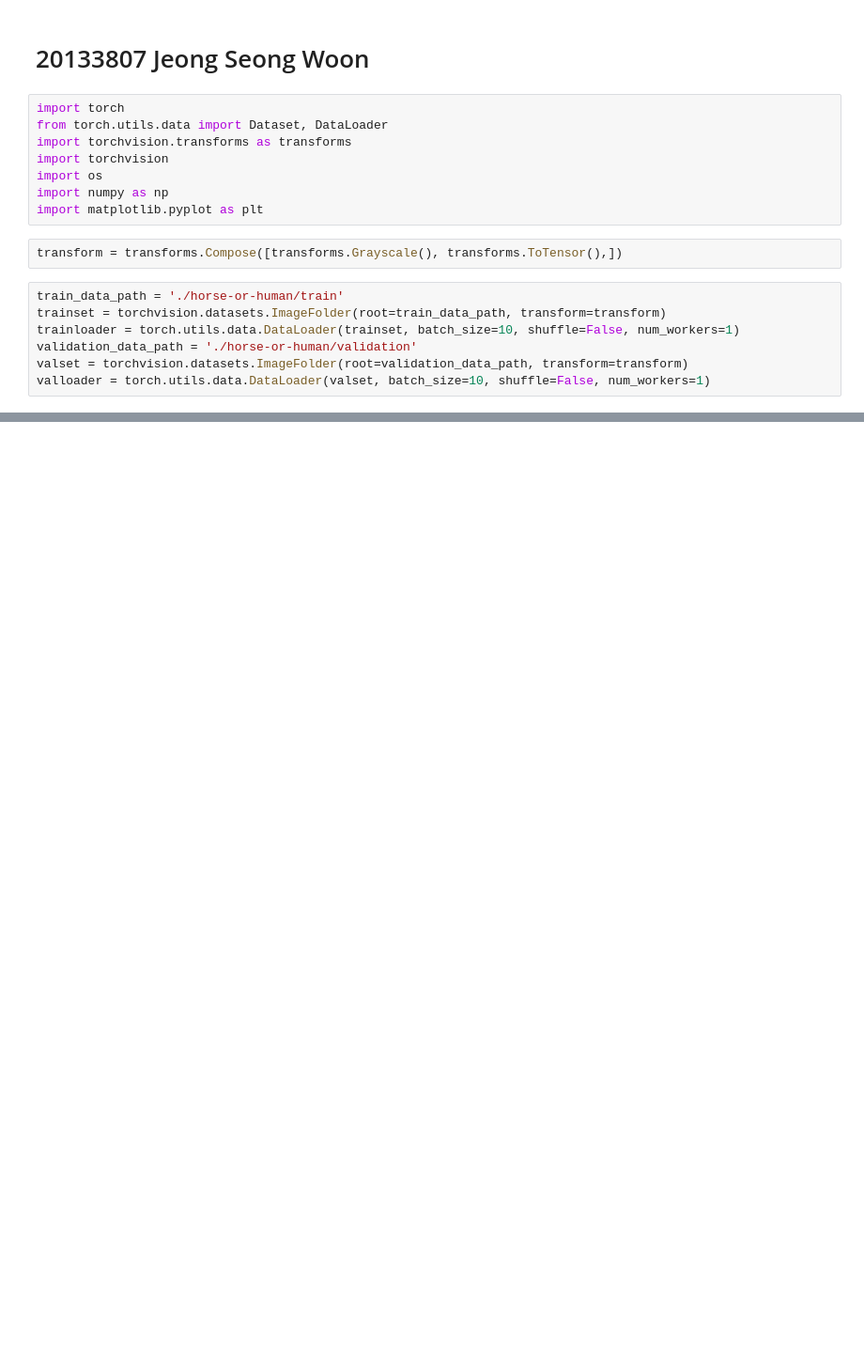
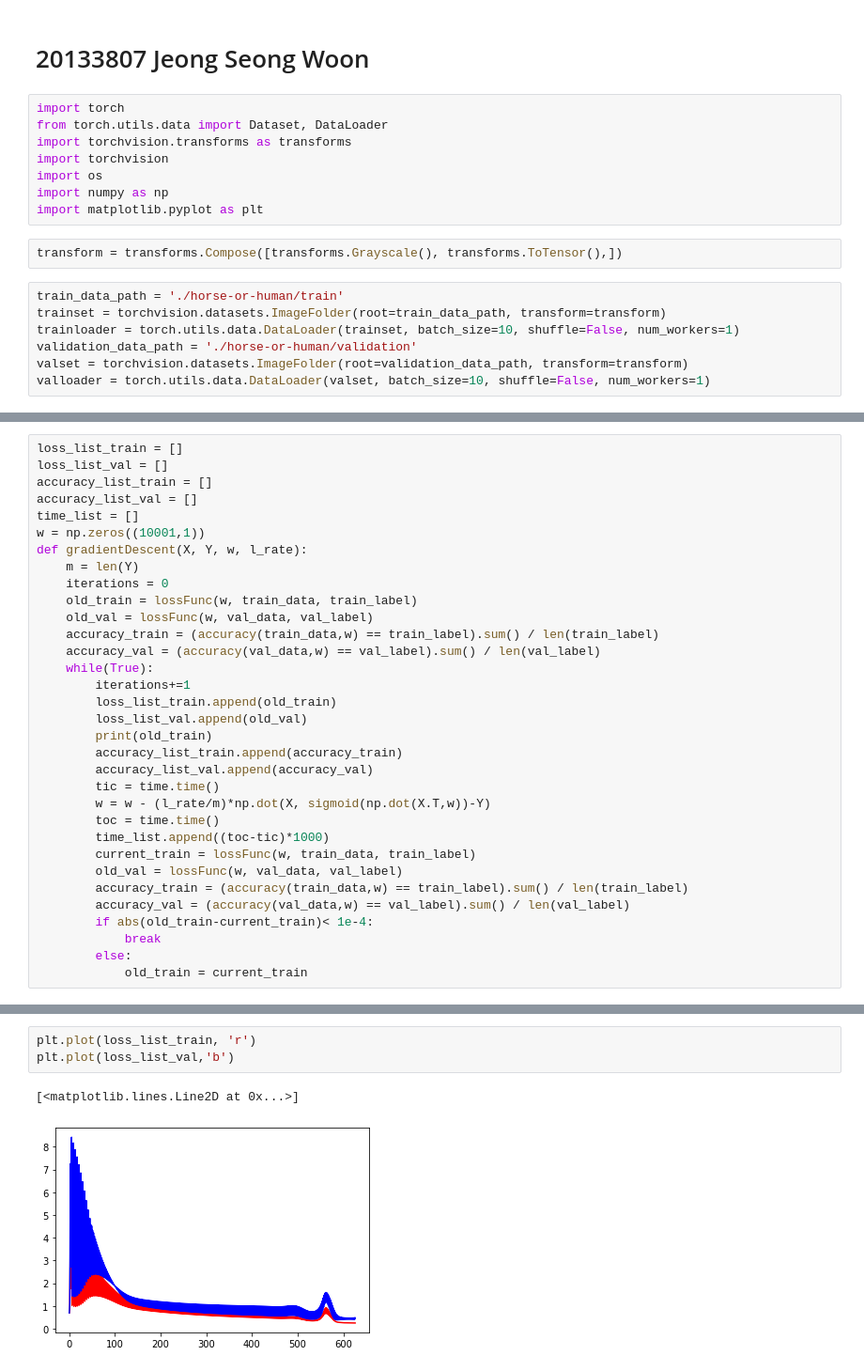
Before and after one commit to icdsw07/machineLearning, a Jupyter notebook: Assignment02.ipynb, the cells around one changed output, grey strips where cells are left out. Shown at 94% size. Saved outputs shown, nothing was run; the diff lists cells and outputs as text; blank space fills up the shorter version.

Commit message:
Implement gradient Descent And Plotting Each Graphs

```diff
--- a/Assignment02.ipynb
+++ b/Assignment02.ipynb
@@ -76,0 +93,33 @@ val_label = np.array(val_label)
+# %%
+loss_list_train = []
+loss_list_val = []
+accuracy_list_train = []
+accuracy_list_val = []
+time_list = []
+w = np.zeros((10001,1))
+def gradientDescent(X, Y, w, l_rate):
+    m = len(Y)
+    iterations = 0
+    old_train = lossFunc(w, train_data, train_label)
+    old_val = lossFunc(w, val_data, val_label)
+    accuracy_train = (accuracy(train_data,w) == train_label).sum() / len(train_label)
+    accuracy_val = (accuracy(val_data,w) == val_label).sum() / len(val_label)
+    while(True):
+        iterations+=1
+        loss_list_train.append(old_train)
+        loss_list_val.append(old_val)
+        print(old_train)
+        accuracy_list_train.append(accuracy_train)
+        accuracy_list_val.append(accuracy_val)
+        tic = time.time()
+        w = w - (l_rate/m)*np.dot(X, sigmoid(np.dot(X.T,w))-Y)
+        toc = time.time()
+        time_list.append((toc-tic)*1000)
+        current_train = lossFunc(w, train_data, train_label)
+        old_val = lossFunc(w, val_data, val_label)
+        accuracy_train = (accuracy(train_data,w) == train_label).sum() / len(train_label)
+        accuracy_val = (accuracy(val_data,w) == val_label).sum() / len(val_label)
+        if abs(old_train-current_train)< 1e-4:
+            break
+        else:
+            old_train = current_train
@@ -76,0 +146,6 @@ val_label = np.array(val_label)
+# %%
+plt.plot(loss_list_train, 'r')
+plt.plot(loss_list_val,'b')
+# %% [output]
+[<matplotlib.lines.Line2D at 0x...>]
+[figure, added]
```
Also changed, not shown: parts of 8 cells of this notebook.
